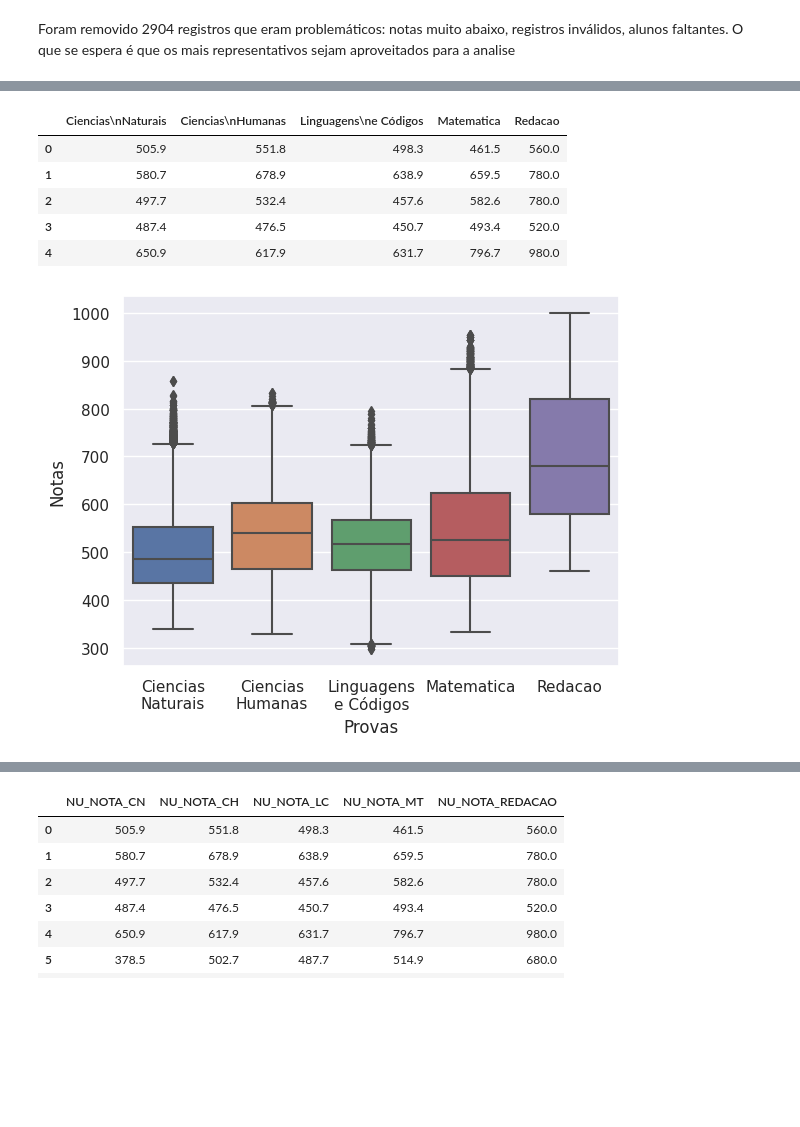
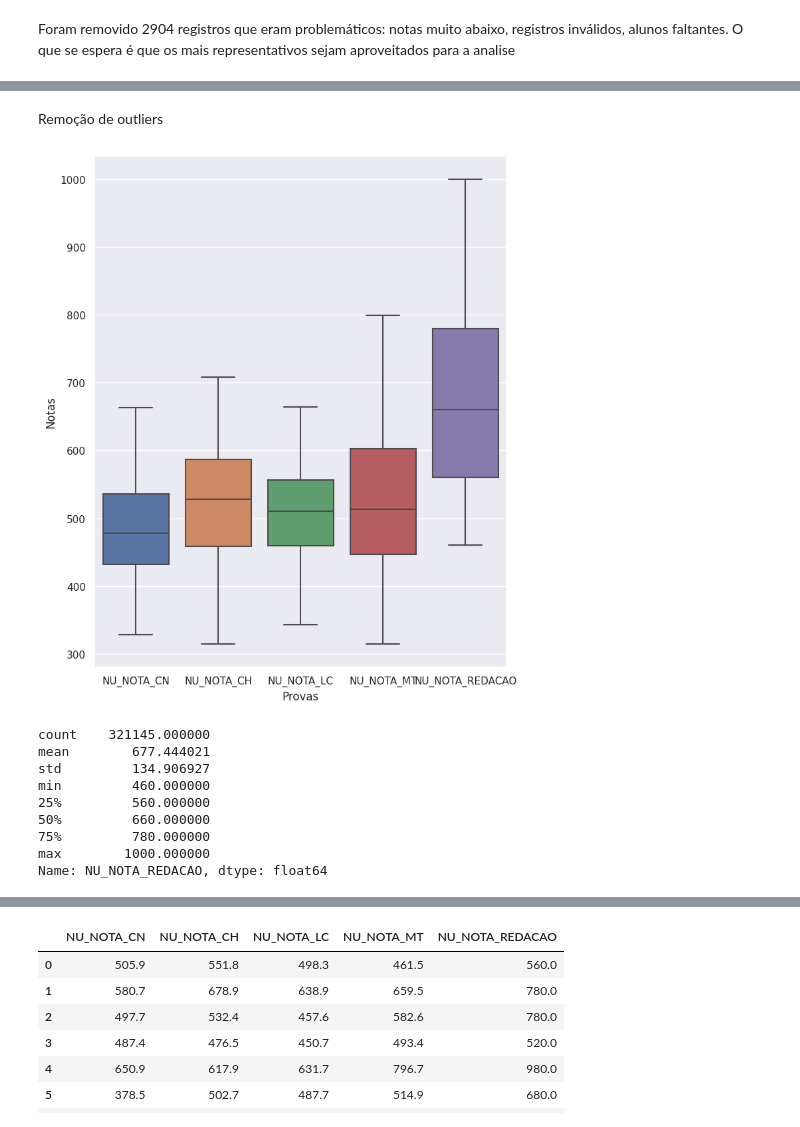
Before and after one commit to marcusfortes/projeto-final-bgds-marcus-fortes, a Jupyter notebook: trabalho_final.ipynb, the cells around one changed output, grey strips where cells are left out. Drawn from its saved outputs; the diff is of its cells as text; code cells hidden in the pictures; blank space fills up the shorter version.

Commit message:
Remocao de outliers, remoão de campos desnecessários e criação do modelo de regressão linear apenas com a parte da redacao que tem uma distribuicao normal

```diff
--- a/trabalho_final.ipynb
+++ b/trabalho_final.ipynb
@@ -20,7 +20,7 @@ sns.set()
 # %% [markdown]
 Nessa o caminho para os arquivos com as notas do ENEM. Eles foram fragmentados para que pudesse ser processados e para evitar overfiting dos dados
 # %%
-path = "/home/marcus-fortes/semantix-big-data-science/trabalho-final/microdados_enem_2021/DADOS/splited_data/"
+path = "/home/marcus-fortes/semantix-big-data-science/trabalho-final/microdados_enem_2021/splited_data"
 # %%
 splited_files = os.listdir(path)
 # %% [markdown]
@@ -48,6 +38,6 @@ splited_files
 # %% [markdown]
 <h2>Leitura de arquivos</h2>
 # %%
-df_enem=pd.read_csv("../file_part_00.csv",encoding='latin-1',sep=";")
+df_enem=pd.read_csv(path+"/enem_2021_00",encoding='latin-1',sep=";")
 # %% [markdown]
 <h3>Analise exploratória</h3>
@@ -488,0 +556,7 @@ data_box_plot = pd.DataFrame(data=notas_analise_1.values, columns = ['Ciencias\n
+# %%
+sns.boxplot(x="variable", y="value", data=pd.melt(notas_analise_1))
+sns.set(rc={"figure.figsize":(8, 10)})
+plt.xlabel("Provas")
+plt.ylabel("Notas")
+
+plt.show()
@@ -489,18 +565,26 @@ data_box_plot = pd.DataFrame(data=notas_analise_1.values, columns = ['Ciencias\n
+# %% [markdown]
+Remoção de outliers
+# %%
+q_CN = notas_analise_1['NU_NOTA_CN'].quantile(0.99)
+notas_analise_1_sem_outliers = notas_analise_1[notas_analise_1['NU_NOTA_CN']<q_CN]
+q_MT = notas_analise_1_sem_outliers['NU_NOTA_MT'].quantile(0.99)
+notas_analise_1_sem_outliers = notas_analise_1_sem_outliers[notas_analise_1_sem_outliers['NU_NOTA_MT']<q_MT]
+q_LC = notas_analise_1_sem_outliers['NU_NOTA_LC'].quantile(0.99)
+notas_analise_1_sem_outliers = notas_analise_1_sem_outliers[notas_analise_1_sem_outliers['NU_NOTA_LC']<q_LC]
+q_CH = notas_analise_1_sem_outliers['NU_NOTA_CH'].quantile(0.99)
+notas_analise_1_sem_outliers = notas_analise_1_sem_outliers[notas_analise_1_sem_outliers['NU_NOTA_CH']<q_CH]
+q_CN = notas_analise_1_sem_outliers['NU_NOTA_CN'].quantile(0.99)
+notas_analise_1_sem_outliers = notas_analise_1_sem_outliers[notas_analise_1_sem_outliers['NU_NOTA_CN']<q_CN]
+q_LC = notas_analise_1_sem_outliers['NU_NOTA_LC'].quantile(0.01)
+notas_analise_1_sem_outliers = notas_analise_1_sem_outliers[notas_analise_1_sem_outliers['NU_NOTA_LC']>q_LC]
 # %%
-data_box_plot.head()
+notas_analise_1.head()
-# %% [output]
-|  | Ciencias\nNaturais | Ciencias\nHumanas | Linguagens\ne Códigos | Matematica | Redacao |
-| 0 | 505.9 | 551.8 | 498.3 | 461.5 | 560.0 |
-| 1 | 580.7 | 678.9 | 638.9 | 659.5 | 780.0 |
-| 2 | 497.7 | 532.4 | 457.6 | 582.6 | 780.0 |
-| 3 | 487.4 | 476.5 | 450.7 | 493.4 | 520.0 |
-| 4 | 650.9 | 617.9 | 631.7 | 796.7 | 980.0 |
 # %%
-sns.boxplot(x="variable", y="value", data=pd.melt(data_box_plot))
+sns.boxplot(x="variable", y="value", data=pd.melt(notas_analise_1_sem_outliers))
 sns.set(rc={"figure.figsize":(8, 10)})
 plt.xlabel("Provas")
 plt.ylabel("Notas")
 
 plt.show()
 # %% [output]
-[figure, old version]
+[figure, new version]
@@ -506,0 +593,12 @@ plt.show()
+# %%
+notas_analise_1["NU_NOTA_REDACAO"].describe()
+# %% [output]
+count    321145.000000
+mean        677.444021
+std         134.906927
+min         460.000000
+25%         560.000000
+50%         660.000000
+75%         780.000000
+max        1000.000000
+Name: NU_NOTA_REDACAO, dtype: float64
```
Also changed, not shown: parts of 79 cells of this notebook.
